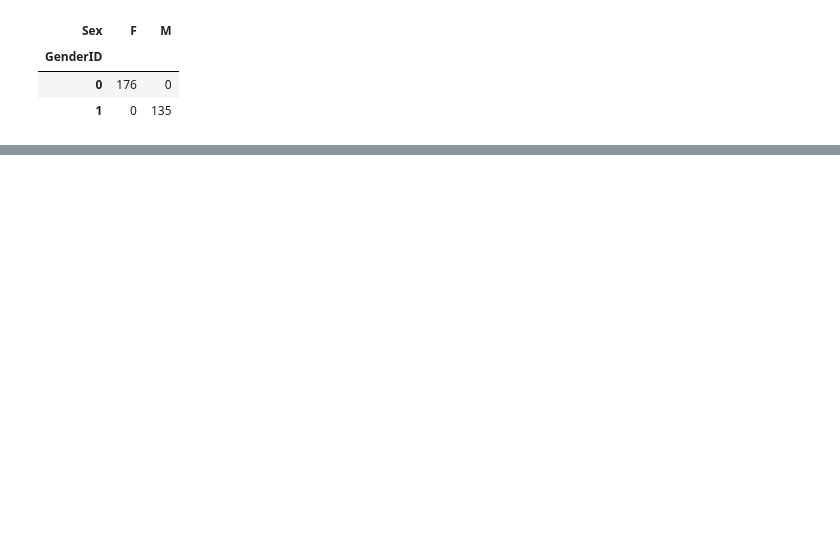
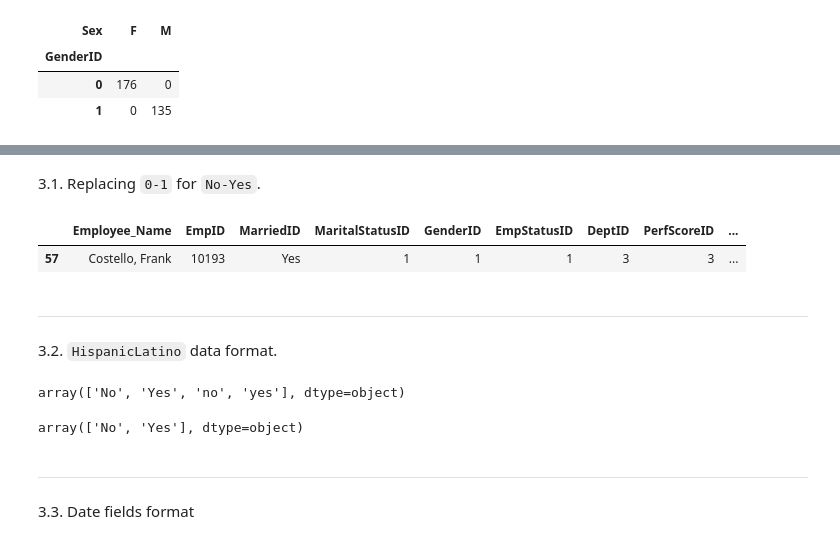
Before and after one commit to AnaSeoane/HR-Project, a Jupyter notebook: Exploring HR_Dataset.ipynb, the cells around one changed output, grey strips where cells are left out. Saved outputs shown, nothing was run; the diff lists cells and outputs as text; code cells hidden in the pictures; blank space fills up the shorter version.

```diff
--- a/Exploring HR_Dataset.ipynb
+++ b/Exploring HR_Dataset.ipynb
@@ -220,0 +206,2 @@ pd.crosstab(hr_dataset['GenderID'], hr_dataset['Sex'])
+# %% [markdown]
+3.1. Replacing `0-1` for `No-Yes`.
@@ -220,0 +210,15 @@ pd.crosstab(hr_dataset['GenderID'], hr_dataset['Sex'])
+# %%
+hr_dataset['MarriedID'] = hr_dataset['MarriedID'].map(conv_bool)
+hr_dataset['Termd'] = hr_dataset['Termd'].map(conv_bool)
+hr_dataset['FromDiversityJobFairID'] = hr_dataset['FromDiversityJobFairID'].map(conv_bool)
+hr_dataset.sample(1)
+# %% [output]
+|  | Employee_Name | EmpID | MarriedID | MaritalStatusID | GenderID | EmpStatusID | DeptID | PerfScoreID | ... |
+| 57 | Costello, Frank | 10193 | Yes | 1 | 1 | 1 | 3 | 3 | ... |
+# %% [markdown]
+___
+3.2. `HispanicLatino` data format.
+# %%
+hr_dataset['HispanicLatino'].unique()
+# %% [output]
+array(['No', 'Yes', 'no', 'yes'], dtype=object)
@@ -220,0 +227,7 @@ pd.crosstab(hr_dataset['GenderID'], hr_dataset['Sex'])
+# %%
+hr_dataset['HispanicLatino'].unique()
+# %% [output]
+array(['No', 'Yes'], dtype=object)
+# %% [markdown]
+___
+3.3. Date fields format
```
Also changed, not shown: parts of 22 cells of this notebook, 8 other files.
